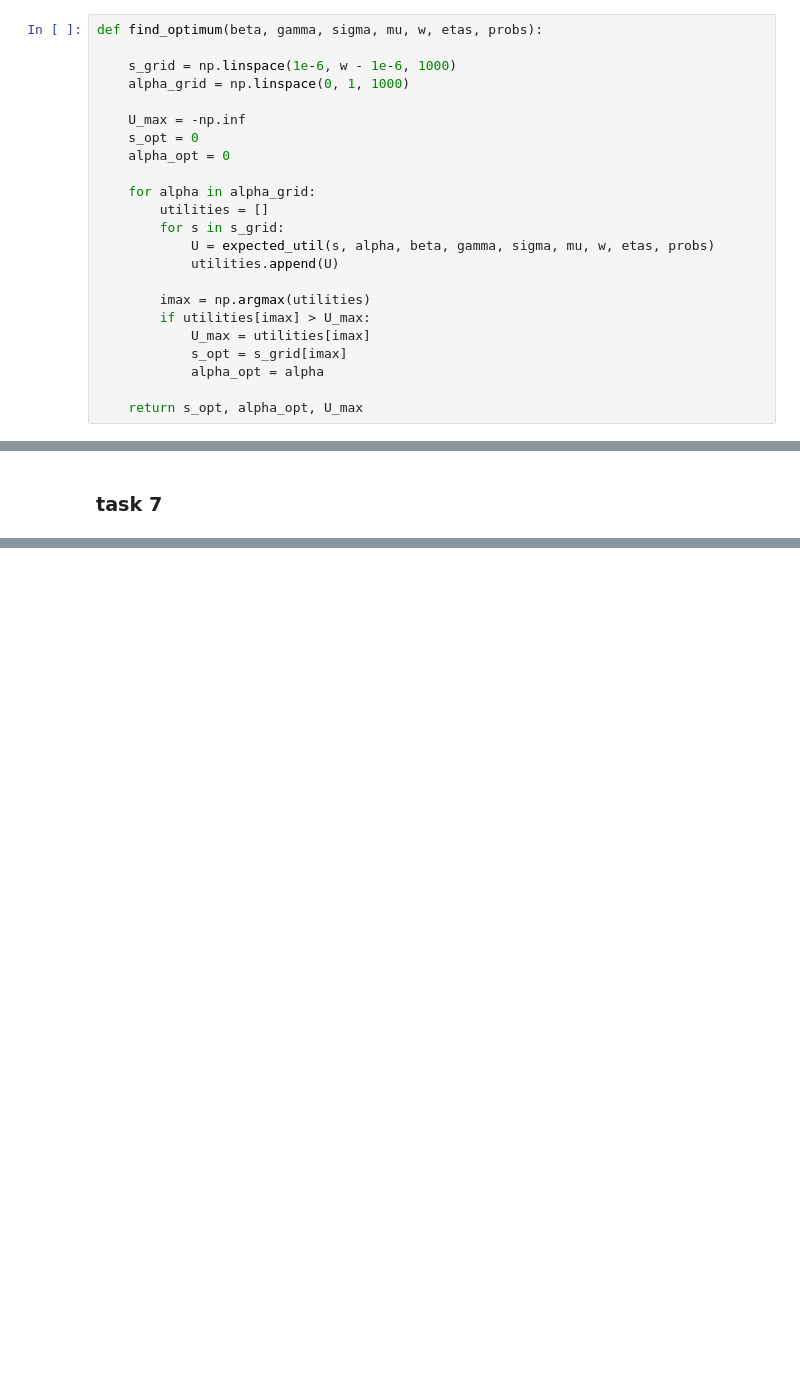
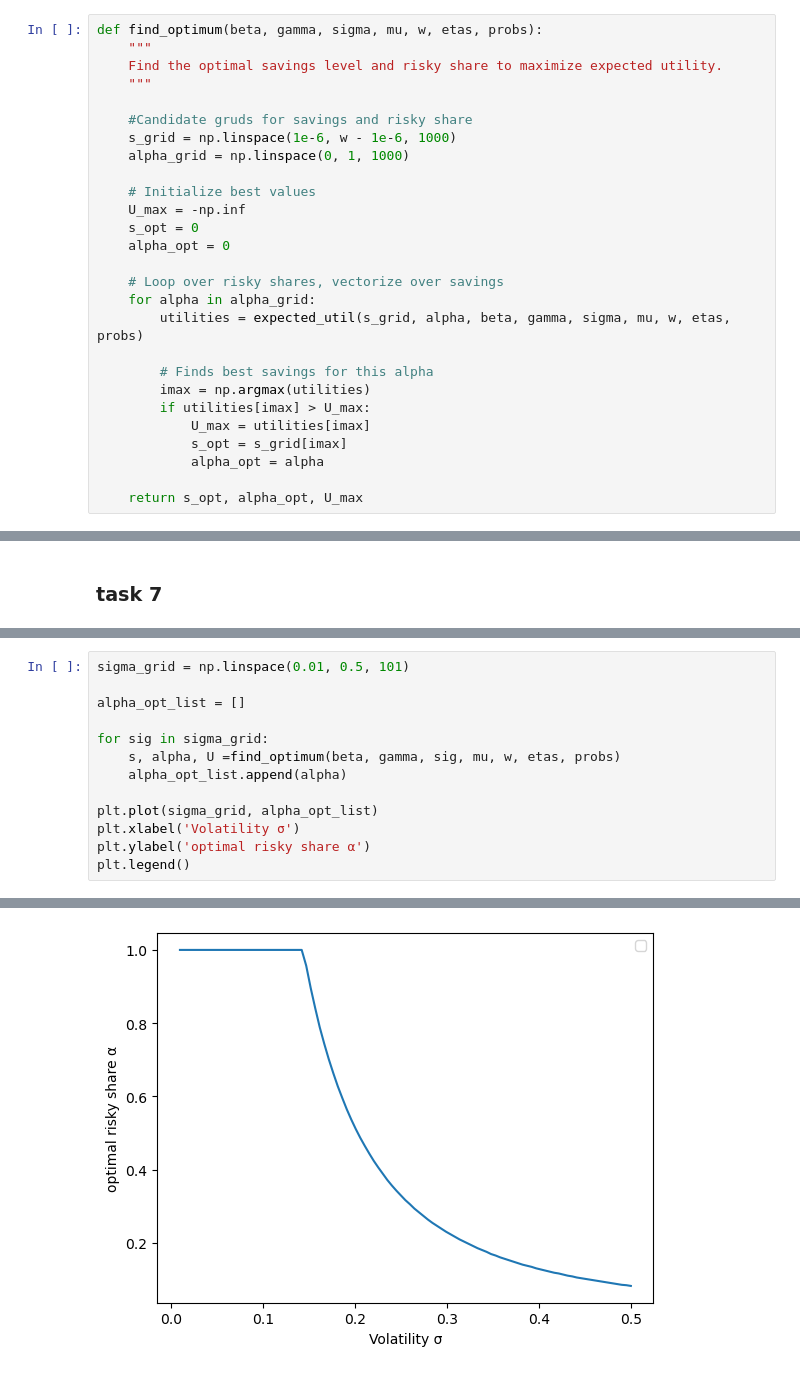
Before and after one commit to Danayicode/FIE463, a Jupyter notebook: Assignment_Danayi.ipynb, the cells around one changed output, grey strips where cells are left out. Saved outputs shown, nothing was run; the diff lists cells and outputs as text; blank space fills up the shorter version.

```diff
--- a/Assignment_Danayi.ipynb
+++ b/Assignment_Danayi.ipynb
@@ -81,20 +101,24 @@ np.float64(-0.253868665109095)
 ### Task 5
 # %%
 def find_optimum(beta, gamma, sigma, mu, w, etas, probs):
+    """
+    Find the optimal savings level and risky share to maximize expected utility.
+    """
 
+    #Candidate gruds for savings and risky share
     s_grid = np.linspace(1e-6, w - 1e-6, 1000)
     alpha_grid = np.linspace(0, 1, 1000)
 
+    # Initialize best values
     U_max = -np.inf
     s_opt = 0
     alpha_opt = 0
 
+    # Loop over risky shares, vectorize over savings
     for alpha in alpha_grid:
-        utilities = []
-        for s in s_grid:
-            U = expected_util(s, alpha, beta, gamma, sigma, mu, w, etas, probs)
-            utilities.append(U)
+        utilities = expected_util(s_grid, alpha, beta, gamma, sigma, mu, w, etas, probs)
 
+        # Finds best savings for this alpha
         imax = np.argmax(utilities)
         if utilities[imax] > U_max:
             U_max = utilities[imax]
@@ -133,0 +164,14 @@ KeyboardInterrupt:
+# %%
+sigma_grid = np.linspace(0.01, 0.5, 101)
+
+alpha_opt_list = []
+
+for sig in sigma_grid:
+    s, alpha, U =find_optimum(beta, gamma, sig, mu, w, etas, probs)
+    alpha_opt_list.append(alpha)
+
+plt.plot(sigma_grid, alpha_opt_list)
+plt.xlabel('Volatility σ')
+plt.ylabel('optimal risky share α')
+plt.legend()
+# %% [output]
@@ -133,0 +179 @@ KeyboardInterrupt:
+[figure, added]
```
Also changed, not shown: parts of 11 cells of this notebook.
